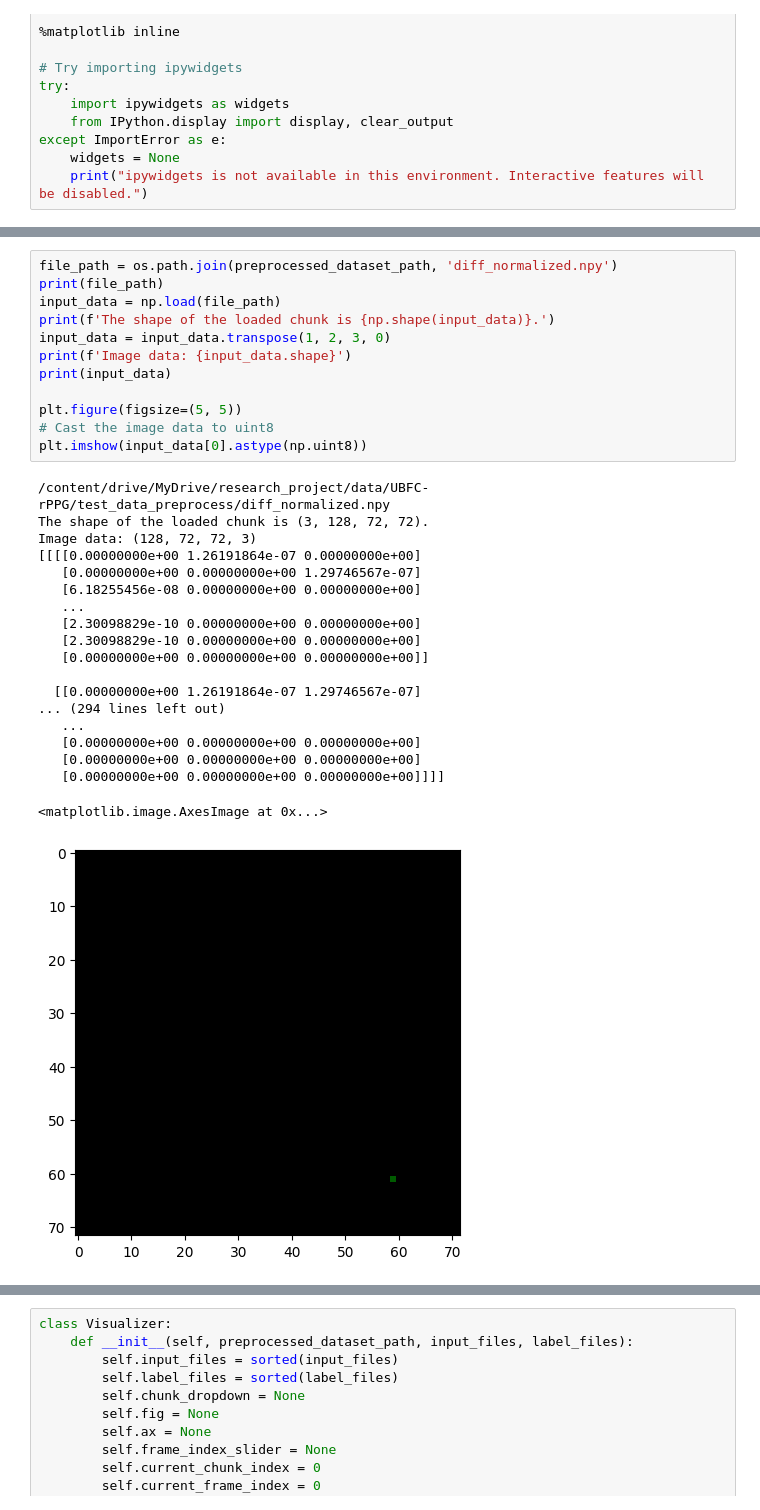
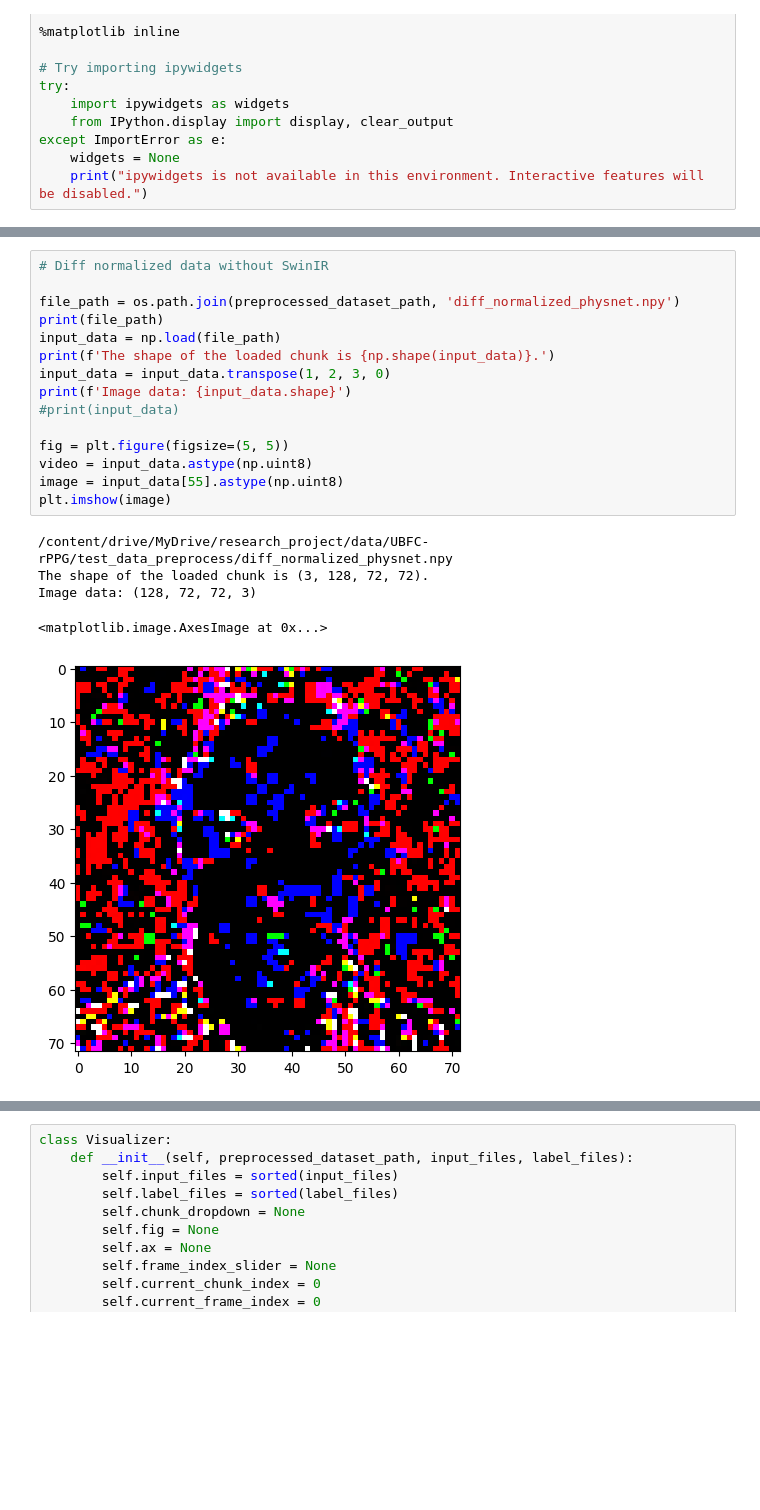
Before and after one commit to trappertwo/rPPG-Toolbox, a Jupyter notebook: tools/preprocessing_viz/viz_preprocessed_data.ipynb, the cells around one changed output, grey strips where cells are left out. Saved outputs shown, nothing was run; the diff lists cells and outputs as text; blank space fills up the shorter version.

```diff
--- a/tools/preprocessing_viz/viz_preprocessed_data.ipynb
+++ b/tools/preprocessing_viz/viz_preprocessed_data.ipynb
@@ -81,32 +130,21 @@ Image data: (128, 72, 72, 3)
 # %%
-file_path = os.path.join(preprocessed_dataset_path, 'diff_normalized.npy')
+# Diff normalized data without SwinIR
+
+file_path = os.path.join(preprocessed_dataset_path, 'diff_normalized_physnet.npy')
 print(file_path)
 input_data = np.load(file_path)
 print(f'The shape of the loaded chunk is {np.shape(input_data)}.')
 input_data = input_data.transpose(1, 2, 3, 0)
 print(f'Image data: {input_data.shape}')
-print(input_data)
+#print(input_data)
 
-plt.figure(figsize=(5, 5))
-# Cast the image data to uint8
-plt.imshow(input_data[0].astype(np.uint8))
+fig = plt.figure(figsize=(5, 5))
+video = input_data.astype(np.uint8)
+image = input_data[55].astype(np.uint8)
+plt.imshow(image)
 # %% [output]
-/content/drive/MyDrive/research_project/data/UBFC-rPPG/test_data_preprocess/diff_normalized.npy
+/content/drive/MyDrive/research_project/data/UBFC-rPPG/test_data_preprocess/diff_normalized_physnet.npy
 The shape of the loaded chunk is (3, 128, 72, 72).
 Image data: (128, 72, 72, 3)
-[[[[0.00000000e+00 1.26191864e-07 0.00000000e+00]
-   [0.00000000e+00 0.00000000e+00 1.29746567e-07]
-   [6.18255456e-08 0.00000000e+00 0.00000000e+00]
-   ...
-   [2.30098829e-10 0.00000000e+00 0.00000000e+00]
-   [2.30098829e-10 0.00000000e+00 0.00000000e+00]
-   [0.00000000e+00 0.00000000e+00 0.00000000e+00]]
-
-  [[0.00000000e+00 1.26191864e-07 1.29746567e-07]
-... (294 lines left out)
-   ...
-   [0.00000000e+00 0.00000000e+00 0.00000000e+00]
-   [0.00000000e+00 0.00000000e+00 0.00000000e+00]
-   [0.00000000e+00 0.00000000e+00 0.00000000e+00]]]]
 <matplotlib.image.AxesImage at 0x...>
-[figure, old version]
+[figure, new version]
```
Also changed, not shown: parts of 6 cells of this notebook.
